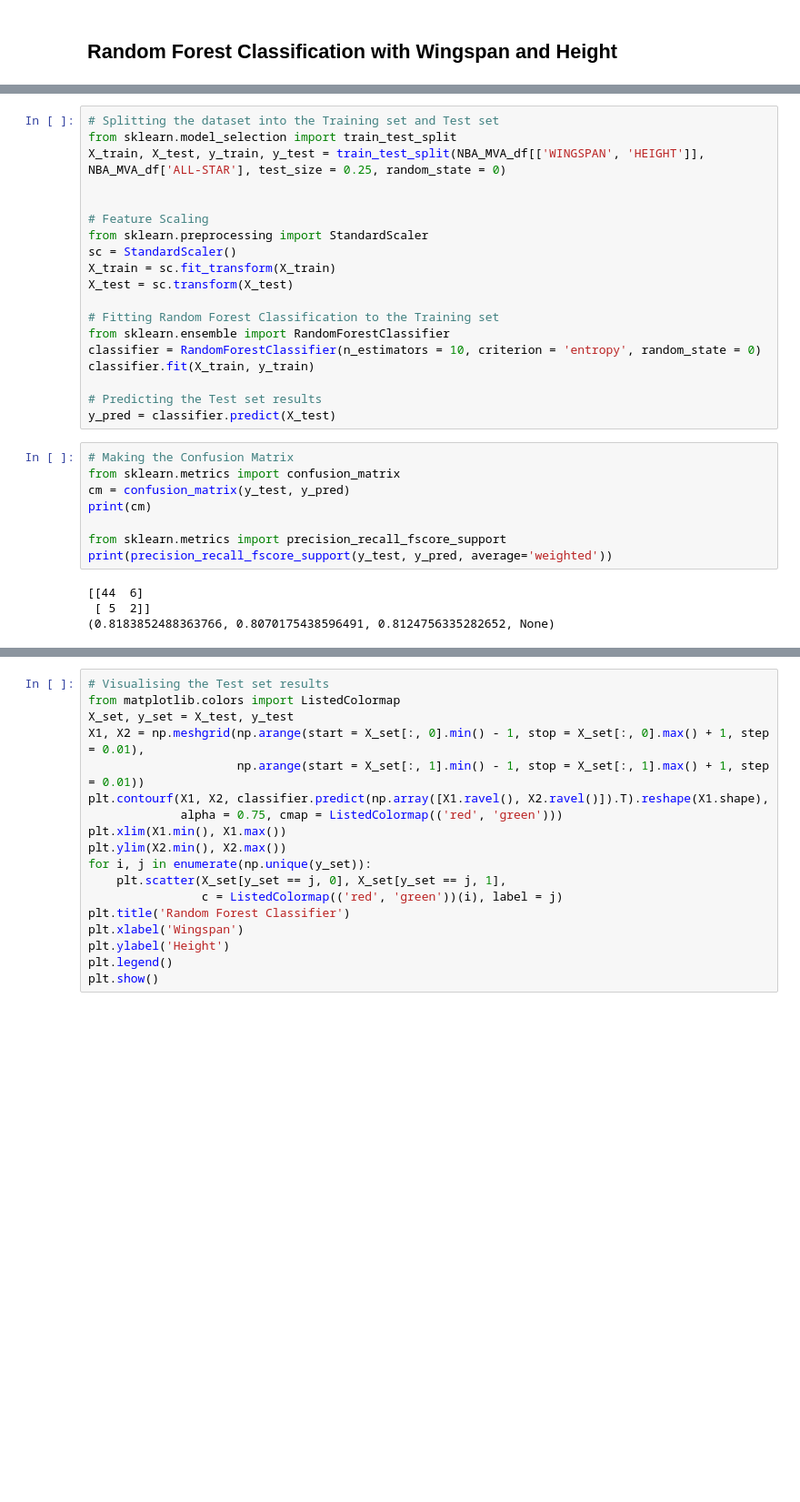
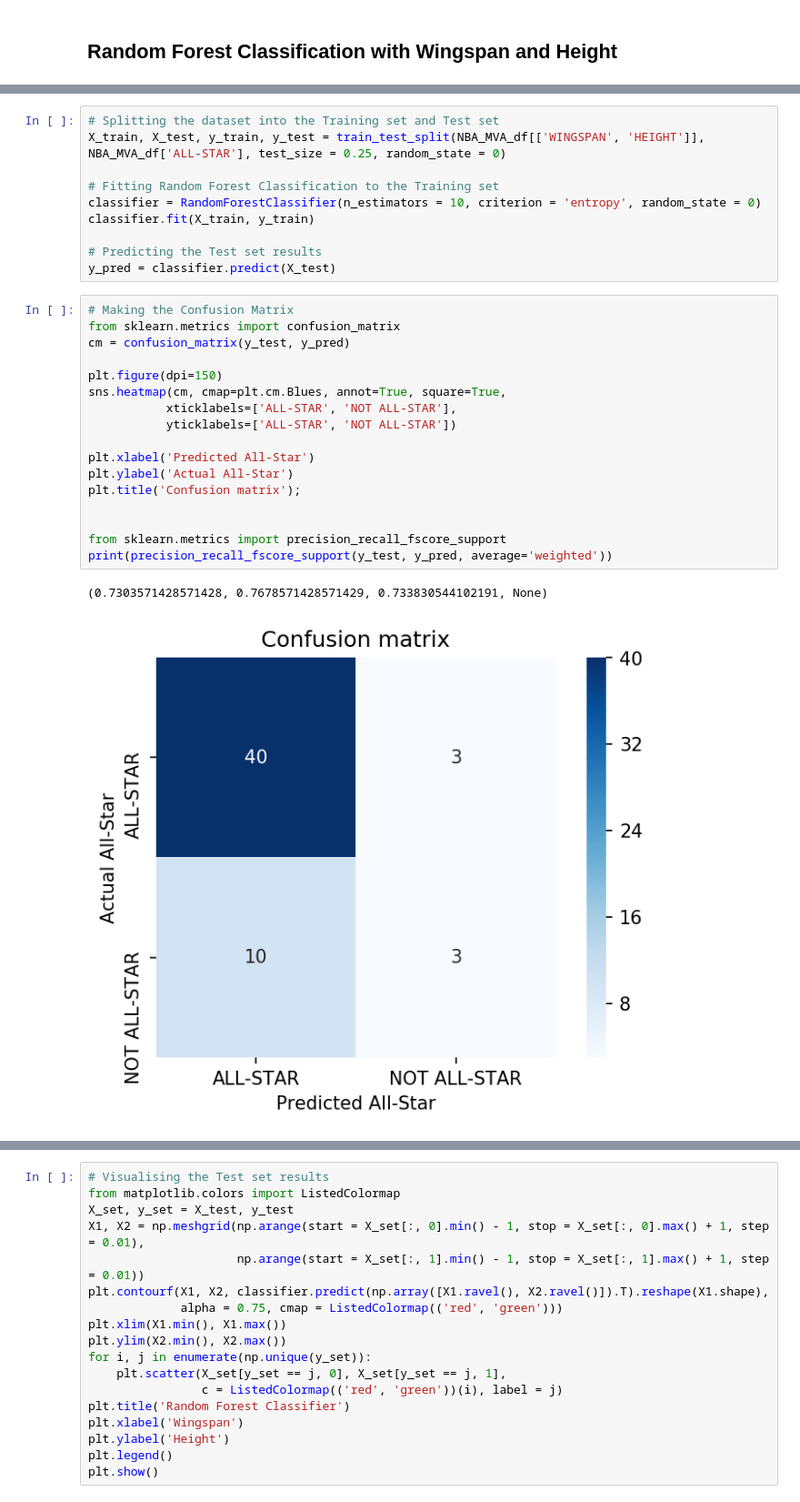
Before and after one commit to hd2zm/Data-Science-Projects, a Jupyter notebook: NBA-Analytics/All-Star-Analysis/Predicting NBA All-Star Appearances with Player Measurements.ipynb, the cells around one changed output, grey strips where cells are left out. Shown at 91% size. Cells and saved outputs as stored; diff of their text form; blank space fills up the shorter version.

```diff
--- a/NBA-Analytics/All-Star-Analysis/Predicting NBA All-Star Appearances with Player Measurements.ipynb
+++ b/NBA-Analytics/All-Star-Analysis/Predicting NBA All-Star Appearances with Player Measurements.ipynb
@@ -65,17 +169,8 @@ We will attempt to do so using two methods
 # %%
 # Splitting the dataset into the Training set and Test set
-from sklearn.model_selection import train_test_split
 X_train, X_test, y_train, y_test = train_test_split(NBA_MVA_df[['WINGSPAN', 'HEIGHT']], NBA_MVA_df['ALL-STAR'], test_size = 0.25, random_state = 0)
 
-
-# Feature Scaling
-from sklearn.preprocessing import StandardScaler
-sc = StandardScaler()
-X_train = sc.fit_transform(X_train)
-X_test = sc.transform(X_test)
-
 # Fitting Random Forest Classification to the Training set
-from sklearn.ensemble import RandomForestClassifier
 classifier = RandomForestClassifier(n_estimators = 10, criterion = 'entropy', random_state = 0)
 classifier.fit(X_train, y_train)
 
@@ -84,12 +179,20 @@ y_pred = classifier.predict(X_test)
 # %%
 # Making the Confusion Matrix
 from sklearn.metrics import confusion_matrix
 cm = confusion_matrix(y_test, y_pred)
-print(cm)
+
+plt.figure(dpi=150)
+sns.heatmap(cm, cmap=plt.cm.Blues, annot=True, square=True,
+           xticklabels=['ALL-STAR', 'NOT ALL-STAR'],
+           yticklabels=['ALL-STAR', 'NOT ALL-STAR'])
+
+plt.xlabel('Predicted All-Star')
+plt.ylabel('Actual All-Star')
+plt.title('Confusion matrix');
+
 
 from sklearn.metrics import precision_recall_fscore_support
 print(precision_recall_fscore_support(y_test, y_pred, average='weighted'))
 # %% [output]
-[[44  6]
- [ 5  2]]
-(0.8183852488363766, 0.8070175438596491, 0.8124756335282652, None)
+(0.7303571428571428, 0.7678571428571429, 0.733830544102191, None)
+[figure, added]
```
Also changed, not shown: parts of 18 cells of this notebook.
